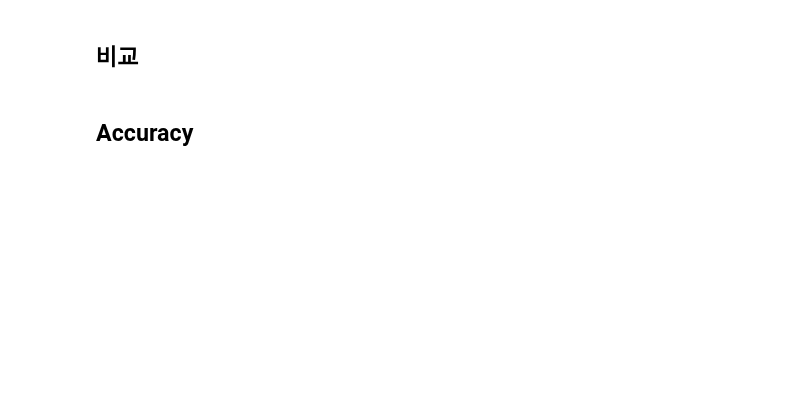
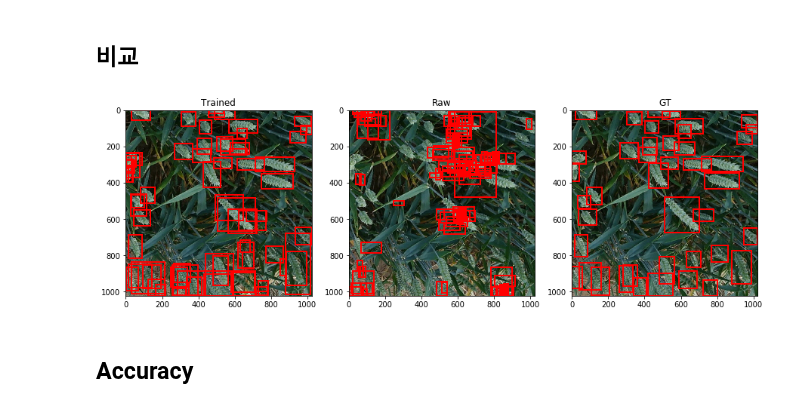
Before and after one commit to gjustin40/Kaggle, a Jupyter notebook: Global_Wheat_Detection/training.ipynb, the cells around one changed output. Drawn from its saved outputs; the diff is of its cells as text; code cells hidden in the pictures; blank space fills up the shorter version.

```diff
--- a/Global_Wheat_Detection/training.ipynb
+++ b/Global_Wheat_Detection/training.ipynb
@@ -237,2 +230,52 @@ model_raw
+# %%
+model_raw = fasterrcnn_resnet50_fpn(pretrained=False)
+num_classes = 2 # background & wheat
+in_features = model_raw.roi_heads.box_predictor.cls_score.in_features
+
+model_raw.roi_heads.box_predictor = FastRCNNPredictor(in_features, num_classes)
+
+valid_data = wheatdataset(df_valid, TRAIN_DIR, transform=transform)
+valid_loader = DataLoader(valid_data, batch_size = 2, shuffle=False, collate_fn=collate_fn)
+
+test_image, test_target = iter(valid_loader).next()
+test_image = [img.to(device) for img in test_image]
+test_target = [{k:v for k,v in t.items()} for t in test_target]
+
+model_raw.eval()
+with torch.no_grad():
+    model_raw.to(device)
+    pred = model(test_image)
+    pred_raw = model_raw(test_image)
+
+test_image = test_image[1].cpu().permute(1,2,0).numpy()
+pred_boxes = pred[1]['boxes'].cpu().numpy()
+pred_raw_boxes = pred_raw[1]['boxes'].cpu().numpy()
+GT = test_target[1]['boxes'].cpu().numpy()
+
+fig, ax = plt.subplots(1,3,figsize=(15,5))
+ax[0].imshow(test_image)
+ax[1].imshow(test_image)
+ax[2].imshow(test_image)
+
+for box in pred_boxes:
+    rect = patches.Rectangle((box[0],box[1]), box[2]-box[0], box[3]-box[1], linewidth=2, edgecolor='r', facecolor='none')
+    ax[0].add_patch(rect)
+
+for box_raw in pred_raw_boxes:
+    rect_raw = patches.Rectangle((box_raw[0],box_raw[1]), box_raw[2]-box_raw[0], box_raw[3]-box_raw[1], linewidth=2, edgecolor='r', facecolor='none')
+    ax[1].add_patch(rect_raw)
+
+for box1 in GT:
+    rect_GT = patches.Rectangle((box1[0],box1[1]), box1[2]-box1[0], box1[3]-box1[1], linewidth=2, edgecolor='r', facecolor='none')
+    ax[2].add_patch(rect_GT)
+
+
+ax[0].set_title('Trained')
+ax[1].set_title('Raw')
+ax[2].set_title('GT')
+
+plt.show()
+# %% [output]
+[figure, added]
 # %% [markdown]
 ## Accuracy
```
Also changed, not shown: parts of 6 cells of this notebook.
